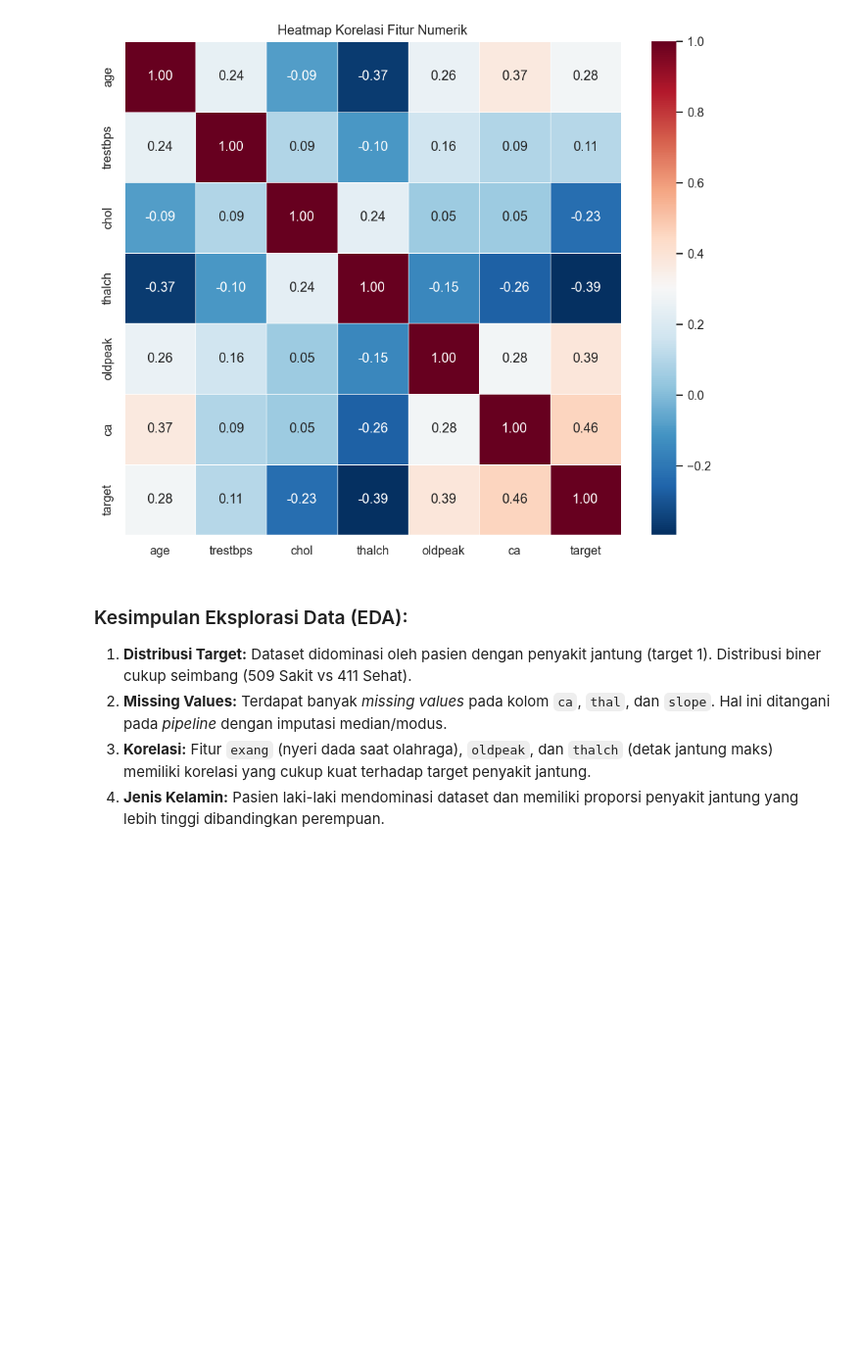
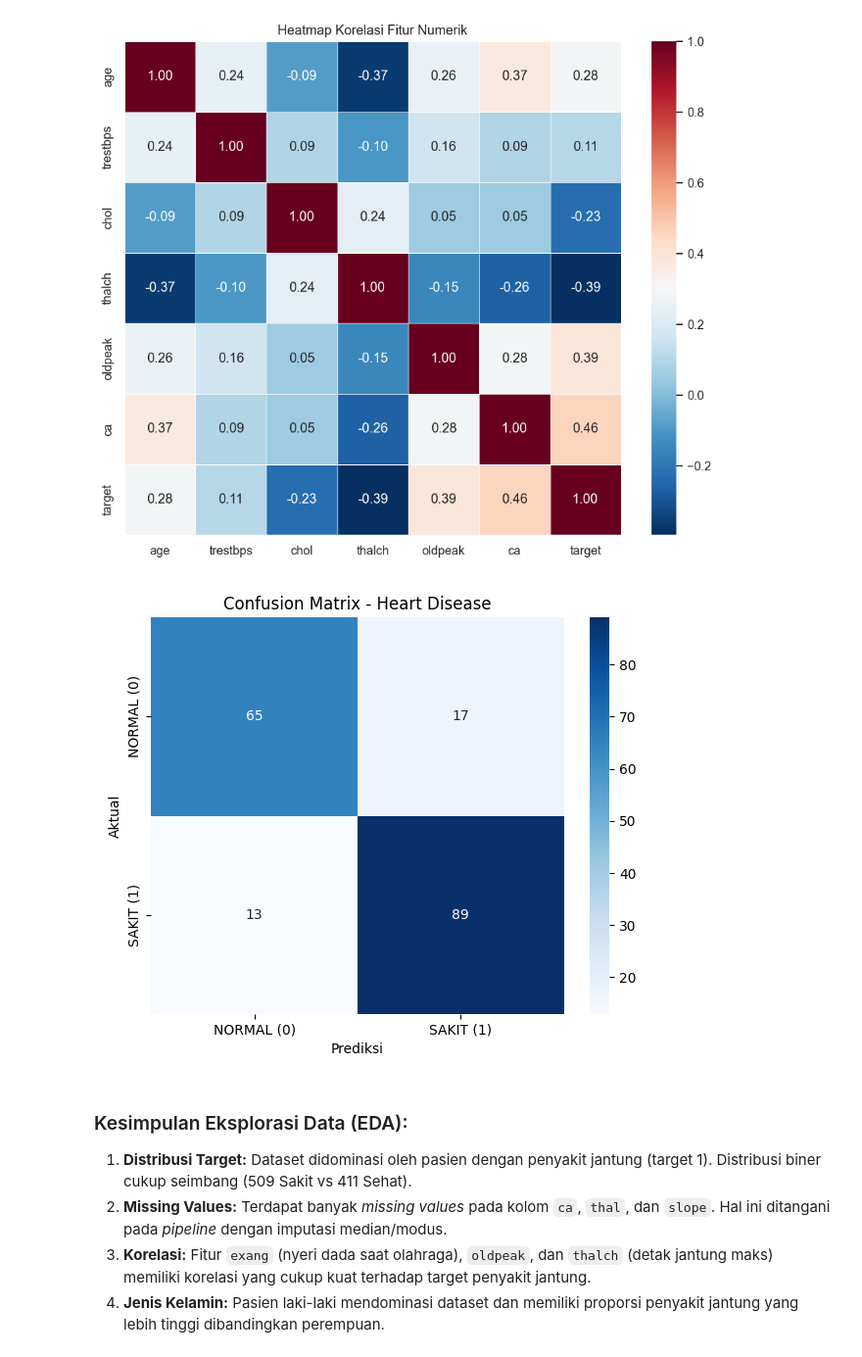
Before and after one commit to praja1904/heart-disease-ml, a Jupyter notebook: notebooks/01_eda.ipynb, the cells around one changed output. Shown at 98% size. Drawn from its saved outputs; the diff is of its cells as text; code cells hidden in the pictures; blank space fills up the shorter version.

```diff
--- a/notebooks/01_eda.ipynb
+++ b/notebooks/01_eda.ipynb
@@ -213,6 +238,11 @@ plt.title('Heatmap Korelasi Fitur Numerik')
 plt.show()
 # %% [output]
 [figure]
+# %%
+from PIL import Image
+Image.open('../models/confusion_matrix.png')
+# %% [output]
+[figure, added]
 # %% [markdown]
 ### Kesimpulan Eksplorasi Data (EDA):
 1. **Distribusi Target:** Dataset didominasi oleh pasien dengan penyakit jantung (target 1). Distribusi biner cukup seimbang (509 Sakit vs 411 Sehat).
```
Also changed, not shown: parts of 7 cells of this notebook.
